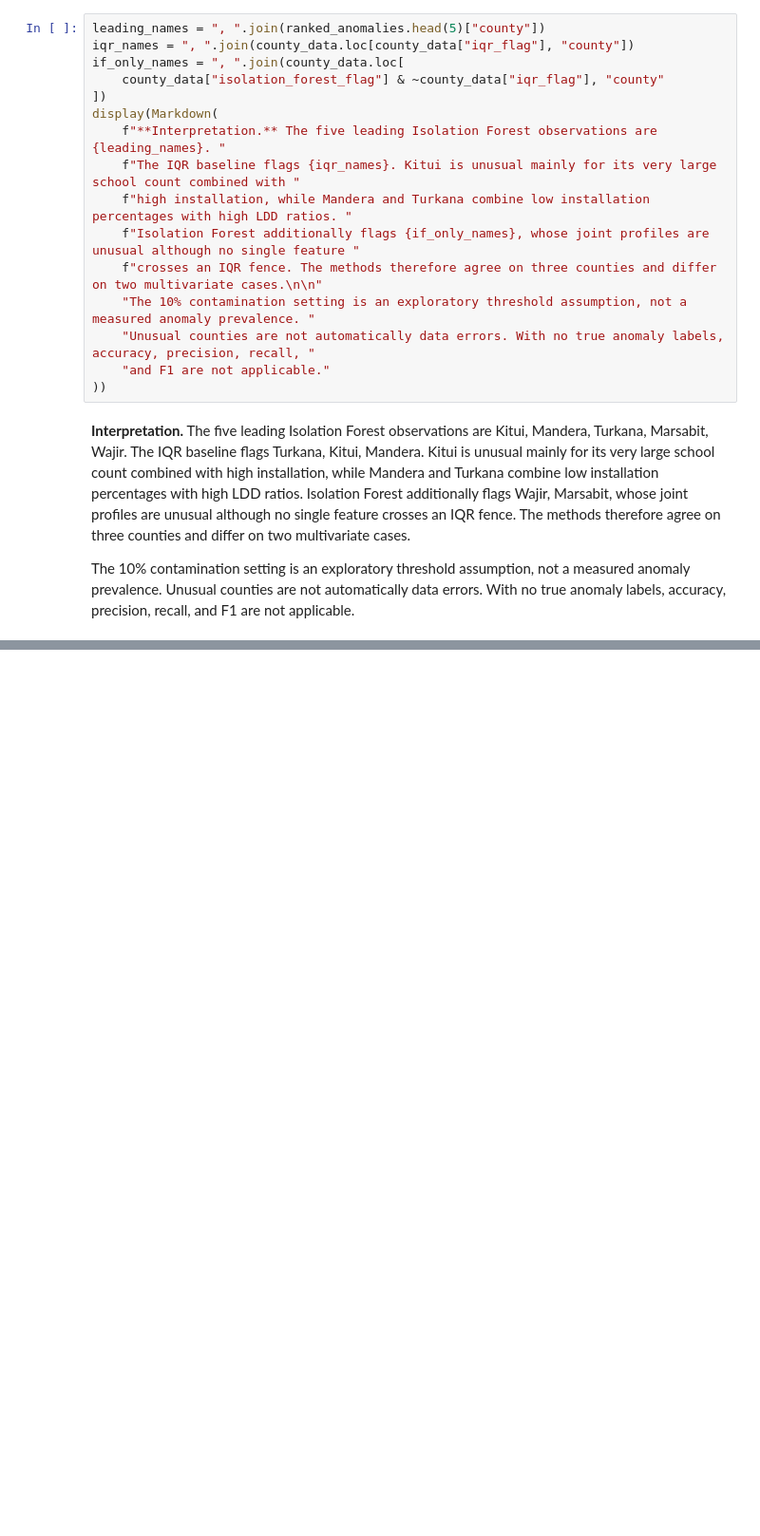
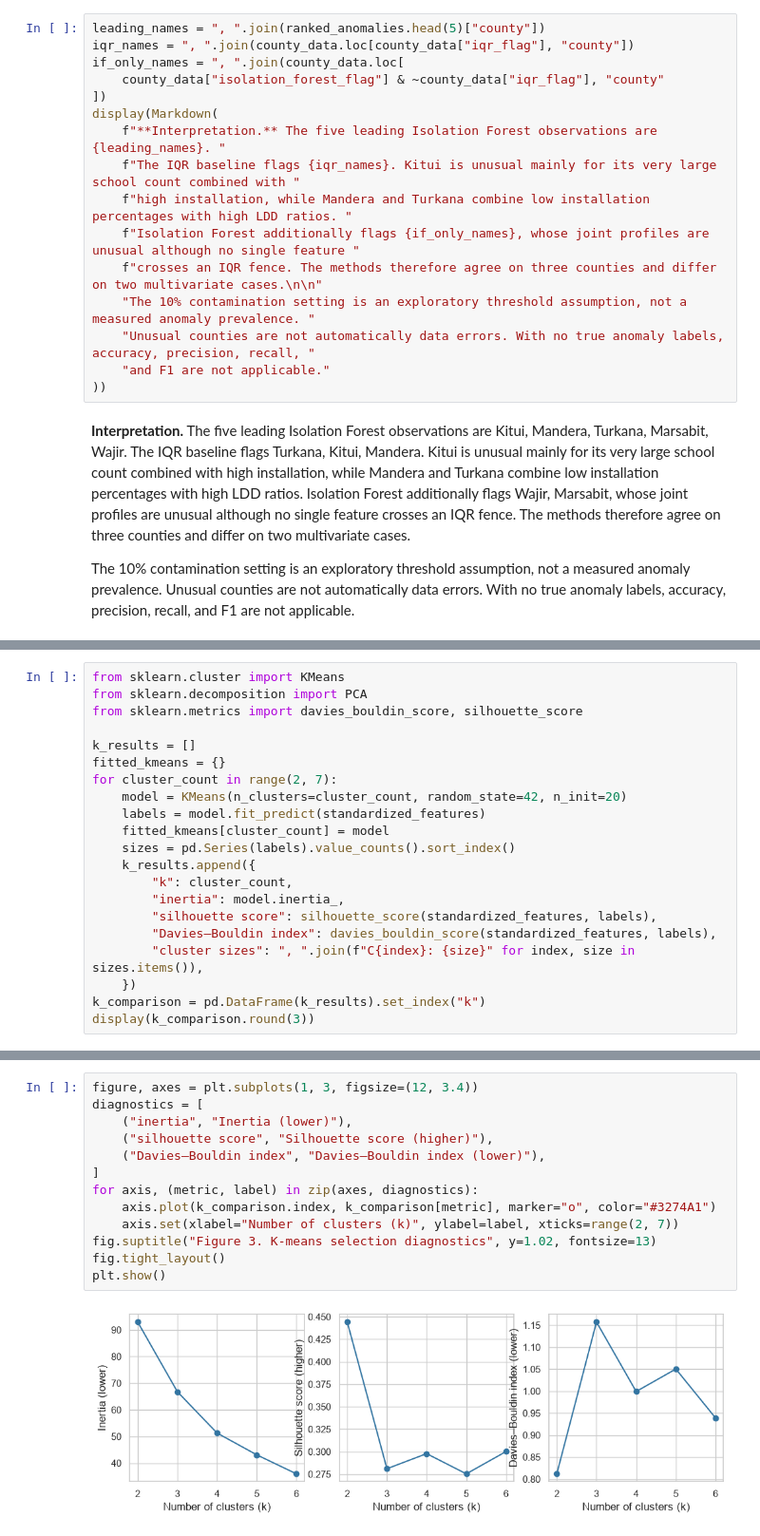
Before and after one commit to hubertnshuti/country-schools-data-analysis, a Jupyter notebook: lab2_school_analysis.ipynb, the cells around one changed output, grey strips where cells are left out. Shown at 95% size. Saved outputs shown, nothing was run; the diff lists cells and outputs as text; blank space fills up the shorter version.

Commit message:
feat: analyze school installation clusters

```diff
--- a/lab2_school_analysis.ipynb
+++ b/lab2_school_analysis.ipynb
@@ -331,0 +336,21 @@ The 10% contamination setting is an exploratory threshold assumption, not a meas
+# %%
+from sklearn.cluster import KMeans
+from sklearn.decomposition import PCA
+from sklearn.metrics import davies_bouldin_score, silhouette_score
+
+k_results = []
+fitted_kmeans = {}
+for cluster_count in range(2, 7):
+    model = KMeans(n_clusters=cluster_count, random_state=42, n_init=20)
+    labels = model.fit_predict(standardized_features)
+    fitted_kmeans[cluster_count] = model
+    sizes = pd.Series(labels).value_counts().sort_index()
+    k_results.append({
+        "k": cluster_count,
+        "inertia": model.inertia_,
+        "silhouette score": silhouette_score(standardized_features, labels),
+        "Davies–Bouldin index": davies_bouldin_score(standardized_features, labels),
+        "cluster sizes": ", ".join(f"C{index}: {size}" for index, size in sizes.items()),
+    })
+k_comparison = pd.DataFrame(k_results).set_index("k")
+display(k_comparison.round(3))
@@ -331,0 +365,15 @@ The 10% contamination setting is an exploratory threshold assumption, not a meas
+# %%
+figure, axes = plt.subplots(1, 3, figsize=(12, 3.4))
+diagnostics = [
+    ("inertia", "Inertia (lower)"),
+    ("silhouette score", "Silhouette score (higher)"),
+    ("Davies–Bouldin index", "Davies–Bouldin index (lower)"),
+]
+for axis, (metric, label) in zip(axes, diagnostics):
+    axis.plot(k_comparison.index, k_comparison[metric], marker="o", color="#3274A1")
+    axis.set(xlabel="Number of clusters (k)", ylabel=label, xticks=range(2, 7))
+fig.suptitle("Figure 3. K-means selection diagnostics", y=1.02, fontsize=13)
+fig.tight_layout()
+plt.show()
+# %% [output]
+[figure, added]
```
Also changed, not shown: parts of 5 cells of this notebook.
